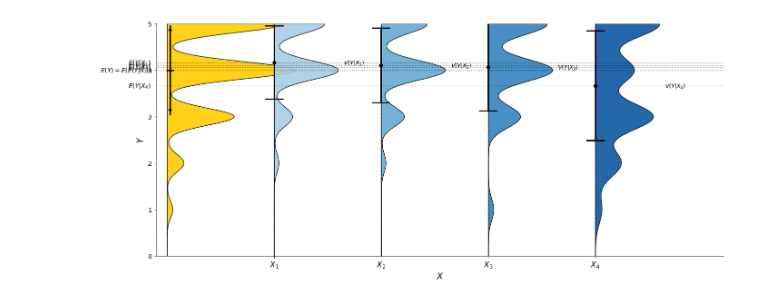
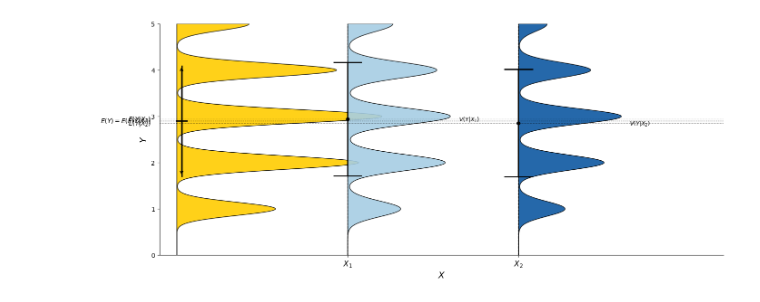
Before and after one commit to MichaTarlton/IN5060_A3, a Jupyter notebook: Notebook.ipynb, the cells around one changed output. Cells and saved outputs as stored; diff of their text form; code cells hidden in the pictures.

```diff
--- a/Notebook.ipynb
+++ b/Notebook.ipynb
@@ -14,11 +14,15 @@ filtered_columns = [col for col in questionnaire_df.columns if '$' not in col an
 # print(questionnaire_df.columns)
 # %%
 # split into tasks, though we may want to be specific about this
-task_one_columns = filtered_columns[0:24]
-task_two_columns = filtered_columns[0:4] + filtered_columns[24:]
+# task_one_columns = filtered_columns[0:24]
+# task_two_columns = filtered_columns[0:4] + filtered_columns[24:]
+task_one_columns = filtered_columns[4:24]
+task_two_columns = filtered_columns[24:]
 
-task_one_df = pd.DataFrame(questionnaire_df[filtered_columns])
-task_two_df = pd.DataFrame(questionnaire_df[filtered_columns])
+# task_one_df = pd.DataFrame(questionnaire_df[filtered_columns])
+# task_two_df = pd.DataFrame(questionnaire_df[filtered_columns])
+task_one_df = questionnaire_df[task_one_columns]
+task_two_df = questionnaire_df[task_two_columns]
 
 
 
@@ -36,7 +40,8 @@ numeric_cols = [c for c in questionnaire_df.columns if questionnaire_df[c].dtype
 example_arrays = [questionnaire_df[c].dropna().values for c in [numeric_cols[i] for i in [9, 13, 17, 21]]]
 # %%
 import fig.variance_plot as vp
-fig2, ax2 = vp.variance_decomposition_plot(example_arrays, bandwidth_adjust=0.5)
+# fig2, ax2 = vp.variance_decomposition_plot(example_arrays, bandwidth_adjust=0.5)
+fig2, ax2 = vp.variance_decomposition_plot([task_one_df,task_two_df], bandwidth_adjust=0.5)
 plt.show()
 # %% [output]
-[figure, old version]
+[figure, new version]
```
